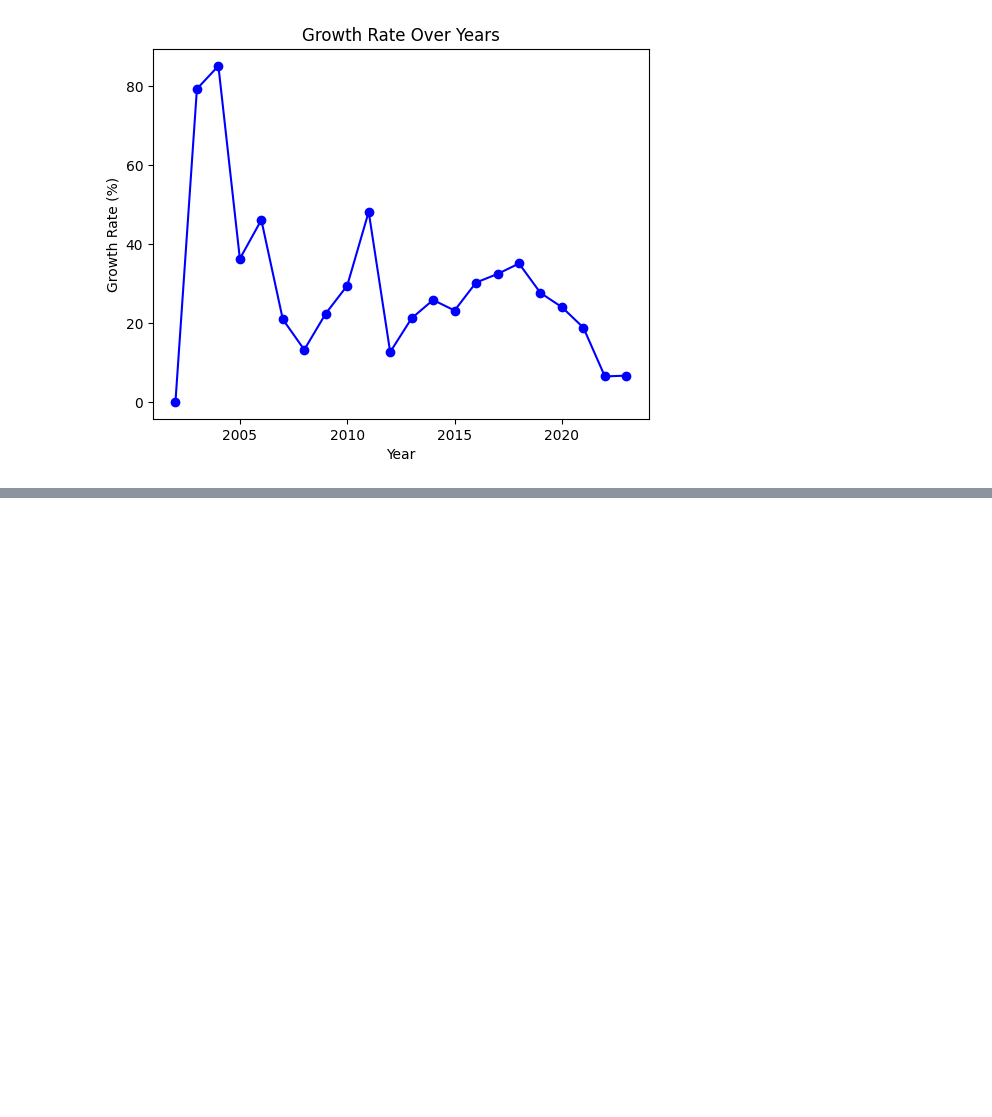
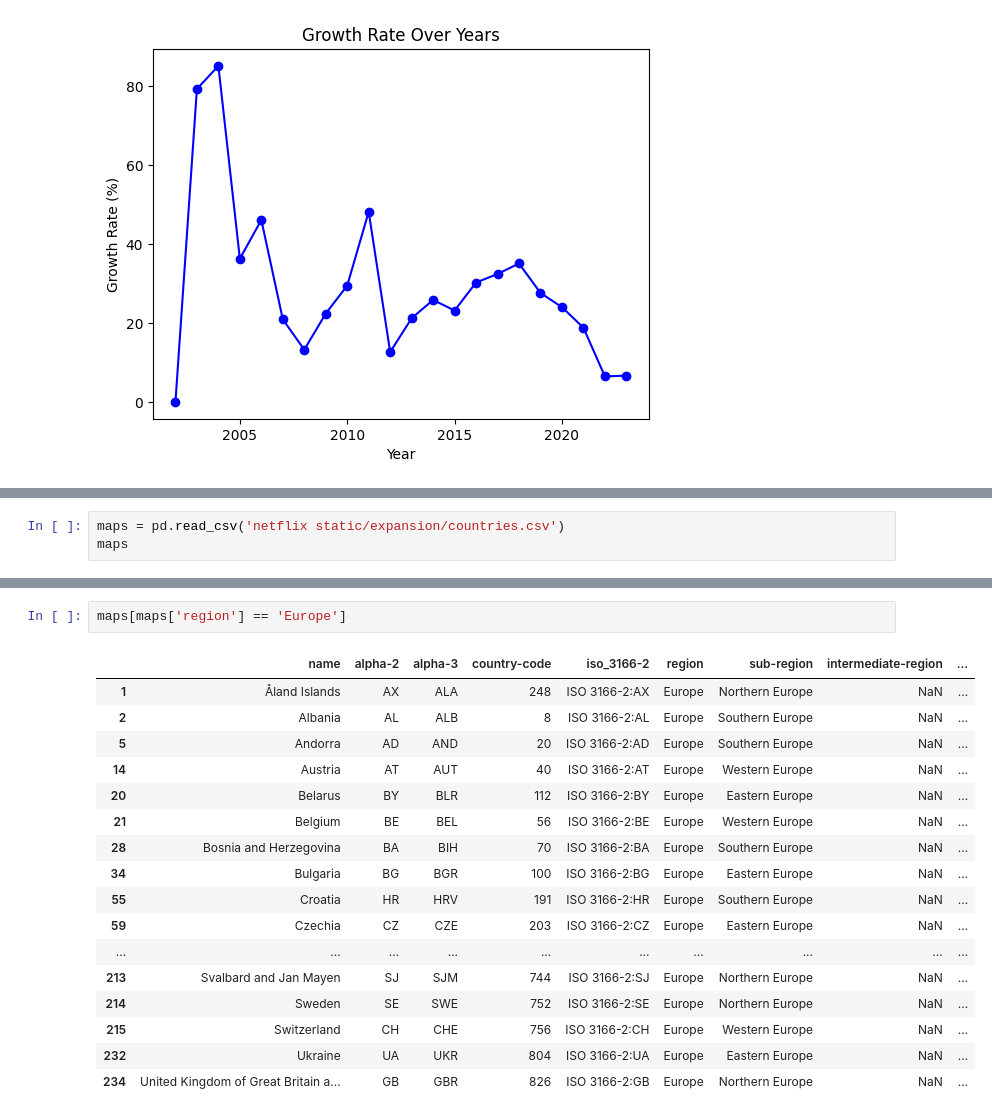
Before and after one commit to junyuelin/netflix_visualization, a Jupyter notebook: data_cleaning.ipynb, the cells around one changed output, grey strips where cells are left out. Drawn from its saved outputs; the diff is of its cells as text; blank space fills up the shorter version.

Commit message:
added expansion_countries.csv

```diff
--- a/data_cleaning.ipynb
+++ b/data_cleaning.ipynb
@@ -77,0 +82,3 @@ Text(0, 0.5, 'Growth Rate (%)')
+# %%
+maps = pd.read_csv('netflix static/expansion/countries.csv')
+maps
@@ -77,0 +112,20 @@ Text(0, 0.5, 'Growth Rate (%)')
+# %%
+maps[maps['region'] == 'Europe']
+# %% [output]
+|  | name | alpha-2 | alpha-3 | country-code | iso_3166-2 | region | sub-region | intermediate-region | ... |
+| 1 | Åland Islands | AX | ALA | 248 | ISO 3166-2:AX | Europe | Northern Europe | NaN | ... |
+| 2 | Albania | AL | ALB | 8 | ISO 3166-2:AL | Europe | Southern Europe | NaN | ... |
+| 5 | Andorra | AD | AND | 20 | ISO 3166-2:AD | Europe | Southern Europe | NaN | ... |
+| 14 | Austria | AT | AUT | 40 | ISO 3166-2:AT | Europe | Western Europe | NaN | ... |
+| 20 | Belarus | BY | BLR | 112 | ISO 3166-2:BY | Europe | Eastern Europe | NaN | ... |
+| 21 | Belgium | BE | BEL | 56 | ISO 3166-2:BE | Europe | Western Europe | NaN | ... |
+| 28 | Bosnia and Herzegovina | BA | BIH | 70 | ISO 3166-2:BA | Europe | Southern Europe | NaN | ... |
+| 34 | Bulgaria | BG | BGR | 100 | ISO 3166-2:BG | Europe | Eastern Europe | NaN | ... |
+| 55 | Croatia | HR | HRV | 191 | ISO 3166-2:HR | Europe | Southern Europe | NaN | ... |
+| 59 | Czechia | CZ | CZE | 203 | ISO 3166-2:CZ | Europe | Eastern Europe | NaN | ... |
+| ... | ... | ... | ... | ... | ... | ... | ... | ... | ... |
+| 213 | Svalbard and Jan Mayen | SJ | SJM | 744 | ISO 3166-2:SJ | Europe | Northern Europe | NaN | ... |
+| 214 | Sweden | SE | SWE | 752 | ISO 3166-2:SE | Europe | Northern Europe | NaN | ... |
+| 215 | Switzerland | CH | CHE | 756 | ISO 3166-2:CH | Europe | Western Europe | NaN | ... |
+| 232 | Ukraine | UA | UKR | 804 | ISO 3166-2:UA | Europe | Eastern Europe | NaN | ... |
+| 234 | United Kingdom of Great Britain a... | GB | GBR | 826 | ISO 3166-2:GB | Europe | Northern Europe | NaN | ... |
```
Also changed, not shown: parts of 19 cells of this notebook, 3 other files.
